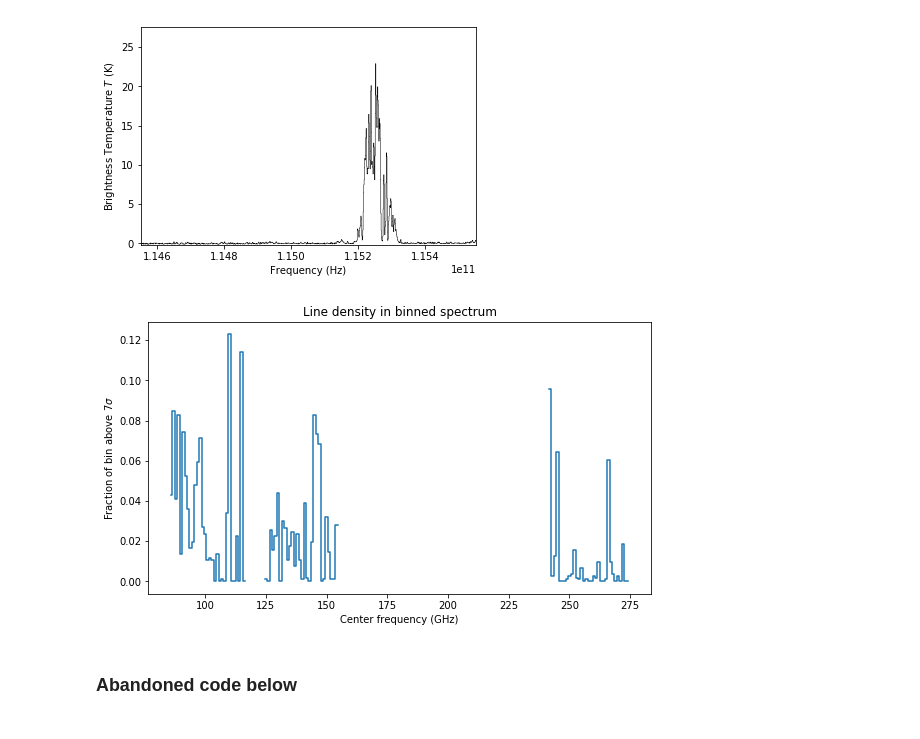
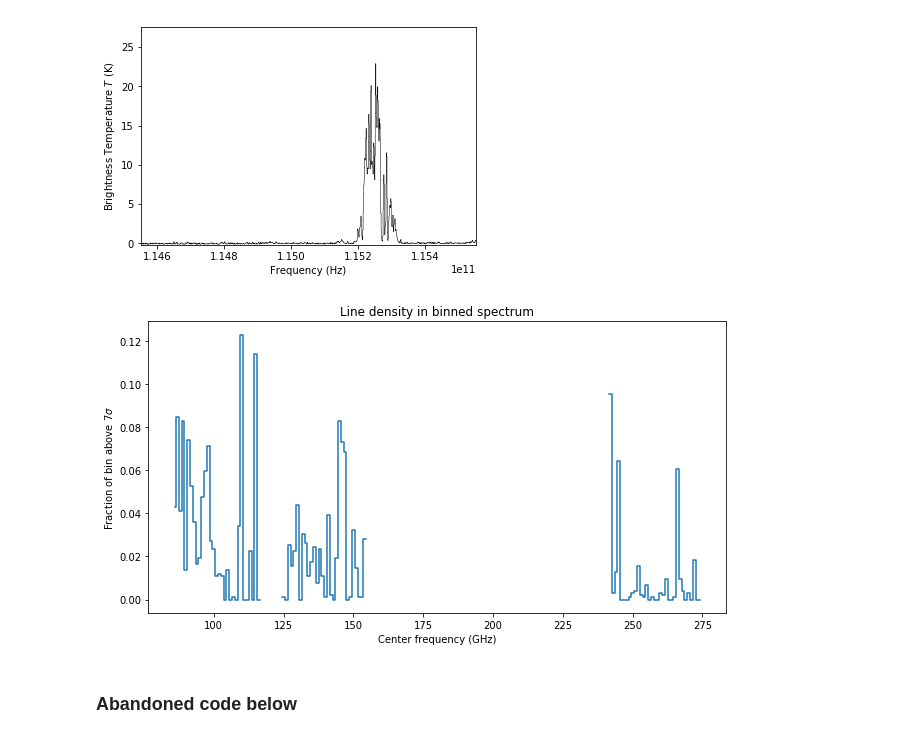
Before and after one commit to abulatek/brick, a Jupyter notebook: resubmission/summary_plot.ipynb, the cells around one changed output. Cells and saved outputs as stored; diff of their text form; code cells hidden in the pictures.

Commit message:
Added tight layout to plot

```diff
--- a/resubmission/summary_plot.ipynb
+++ b/resubmission/summary_plot.ipynb
@@ -205,13 +205,14 @@ Fraction above 7*sigma: 0.11414634146341464
 # %%
 plt.figure(figsize=(9, 5))
 plt.plot(freq_bin_centers*(1/(10.**9)), fractions, linestyle = '-', drawstyle = 'steps-mid')
 plt.xlabel('Center frequency (GHz)')
 plt.ylabel('Fraction of bin above $7\sigma$')
 plt.title('Line density in binned spectrum')
+plt.tight_layout()
 plt.savefig('line_density.png', dpi = 200)
 plt.show()
 # %% [output]
-[figure, old version]
+[figure, new version]
 # %% [markdown]
 ### Abandoned code below
 # %%
```
Also changed, not shown: 1 other file.
